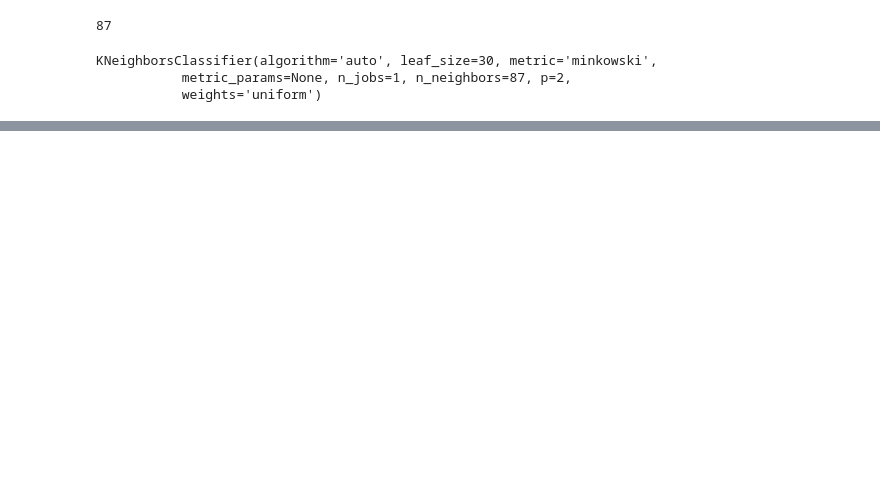
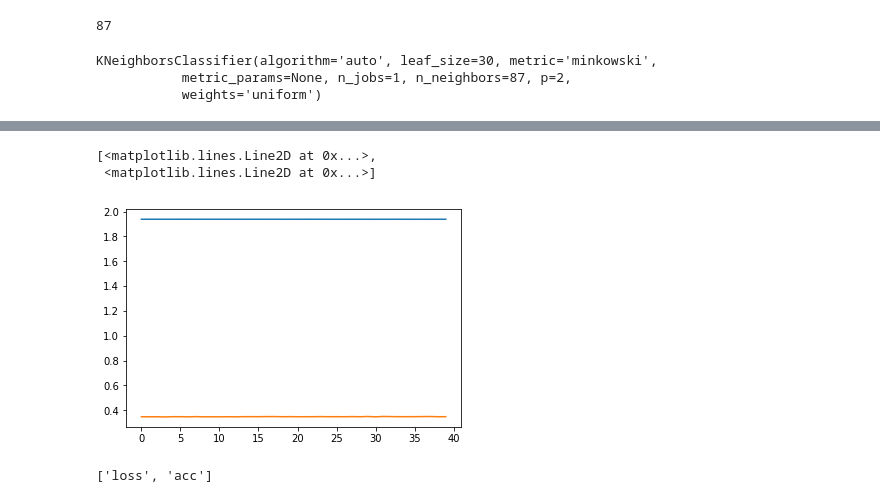
Before and after one commit to m-shilpa/Google_play_store_Capstone-2-ML, a Jupyter notebook: play store.ipynb, the cells around one changed output, grey strips where cells are left out. Cells and saved outputs as stored; diff of their text form; code cells hidden in the pictures; blank space fills up the shorter version.

```diff
--- a/play store-KNN.ipynb
+++ b/play store.ipynb
@@ -481,0 +511,5 @@ print(accuracy_score(ytest,ypred))
+# %%
+model = Sequential([
+    Dense(32, activation='relu',input_shape=(xtrain[1].shape)),    # input_shape should be given only 1d
+    Dense(20, activation='softmax')
+])
@@ -481,0 +530,9 @@ print(accuracy_score(ytest,ypred))
+# %%
+adam = keras.optimizers.adam(lr=0.00007)
+
+model.compile(loss='sparse_categorical_crossentropy',
+             optimizer = adam,
+              metrics = ['accuracy']
+             )
+# %%
+history = model.fit(xtrain,ytrain,epochs = 40, verbose = 1)
@@ -481,0 +557,7 @@ print(accuracy_score(ytest,ypred))
+# %%
+plt.plot(history.epoch,history.history['loss'],   # blue
+        history.epoch,history.history['acc'])
+# %% [output]
+[<matplotlib.lines.Line2D at 0x...>,
+ <matplotlib.lines.Line2D at 0x...>]
+[figure, added]
@@ -481,0 +570,4 @@ print(accuracy_score(ytest,ypred))
+# %%
+print(model.metrics_names)
+# %% [output]
+['loss', 'acc']
```
Also changed, not shown: parts of 30 cells of this notebook, 1 other file.
